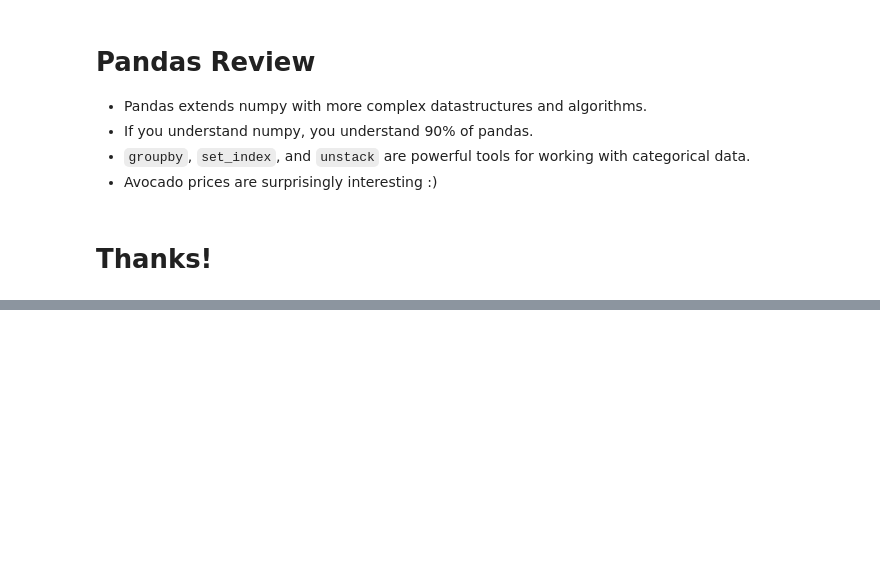
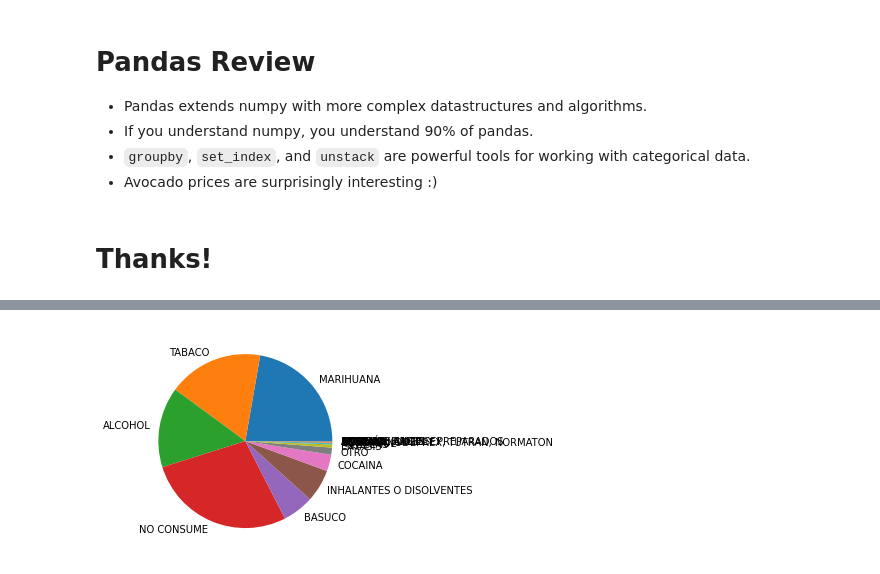
Before and after one commit to Rguarnizo/AlgorithmsUN2021I, a Jupyter notebook: Lab2/rguarnizoscottsanderson.ipynb, the cells around one changed output, grey strips where cells are left out. Saved outputs shown, nothing was run; the diff lists cells and outputs as text; code cells hidden in the pictures; blank space fills up the shorter version.

```diff
--- a/Lab2/rguarnizoscottsanderson.ipynb
+++ b/Lab2/rguarnizoscottsanderson.ipynb
@@ -1011,0 +1126,4 @@ ax.set_xticklabels(ax.get_xticklabels(), rotation=45);
+# %%
+plt.pie(drugs_consume_2020['MUJER'],labels=drugs_consume_2020['NOMBRE_SPA']);
+# %% [output]
+[figure, added]
```
Also changed, not shown: parts of 19 cells of this notebook, 1 other file.
